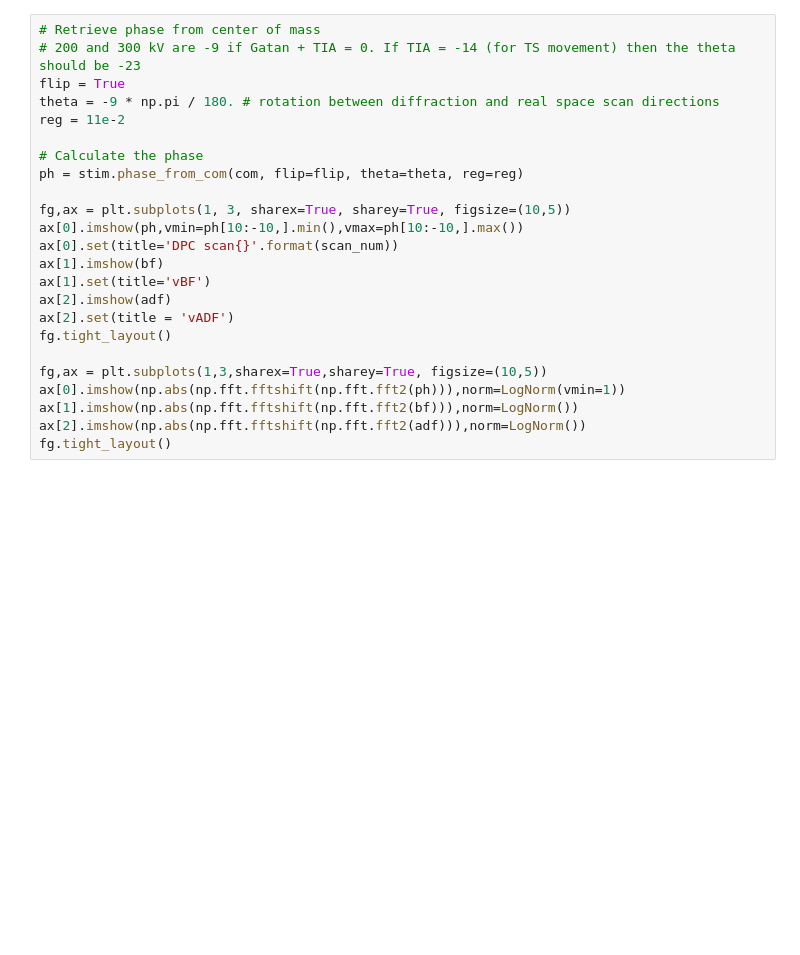
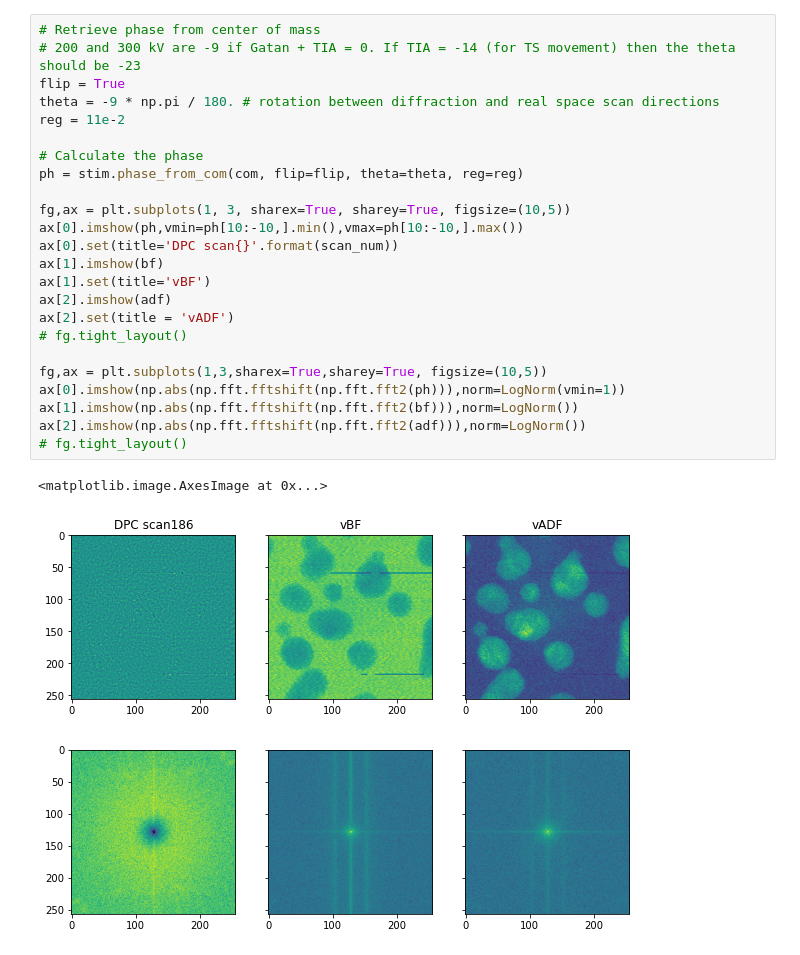
Before and after one commit to OpenChemistry/stempy, a Jupyter notebook: examples/center_of_mass_sparse.ipynb, the cells around one changed output. Saved outputs shown, nothing was run; the diff lists cells and outputs as text; blank space fills up the shorter version.

```diff
--- a/examples/center_of_mass_sparse.ipynb
+++ b/examples/center_of_mass_sparse.ipynb
@@ -121,27 +145,31 @@ ax[1].imshow(com_theta, cmap='twilight', interpolation='none')
 # %%
 # Retrieve phase from center of mass
 # 200 and 300 kV are -9 if Gatan + TIA = 0. If TIA = -14 (for TS movement) then the theta should be -23
 flip = True
 theta = -9 * np.pi / 180. # rotation between diffraction and real space scan directions
 reg = 11e-2
 
 # Calculate the phase
 ph = stim.phase_from_com(com, flip=flip, theta=theta, reg=reg)
 
 fg,ax = plt.subplots(1, 3, sharex=True, sharey=True, figsize=(10,5))
 ax[0].imshow(ph,vmin=ph[10:-10,].min(),vmax=ph[10:-10,].max())
 ax[0].set(title='DPC scan{}'.format(scan_num))
 ax[1].imshow(bf)
 ax[1].set(title='vBF')
 ax[2].imshow(adf)
 ax[2].set(title = 'vADF')
-fg.tight_layout()
+# fg.tight_layout()
 
 fg,ax = plt.subplots(1,3,sharex=True,sharey=True, figsize=(10,5))
 ax[0].imshow(np.abs(np.fft.fftshift(np.fft.fft2(ph))),norm=LogNorm(vmin=1))
 ax[1].imshow(np.abs(np.fft.fftshift(np.fft.fft2(bf))),norm=LogNorm())
 ax[2].imshow(np.abs(np.fft.fftshift(np.fft.fft2(adf))),norm=LogNorm())
-fg.tight_layout()
+# fg.tight_layout()
+# %% [output]
+<matplotlib.image.AxesImage at 0x...>
+[figure, added]
+[figure, added]
 # %%
 # Save the data
 print('Saving COM and DPC for scan number {}'.format(scan_num))
```
Also changed, not shown: parts of 9 cells of this notebook, 2 other files.
